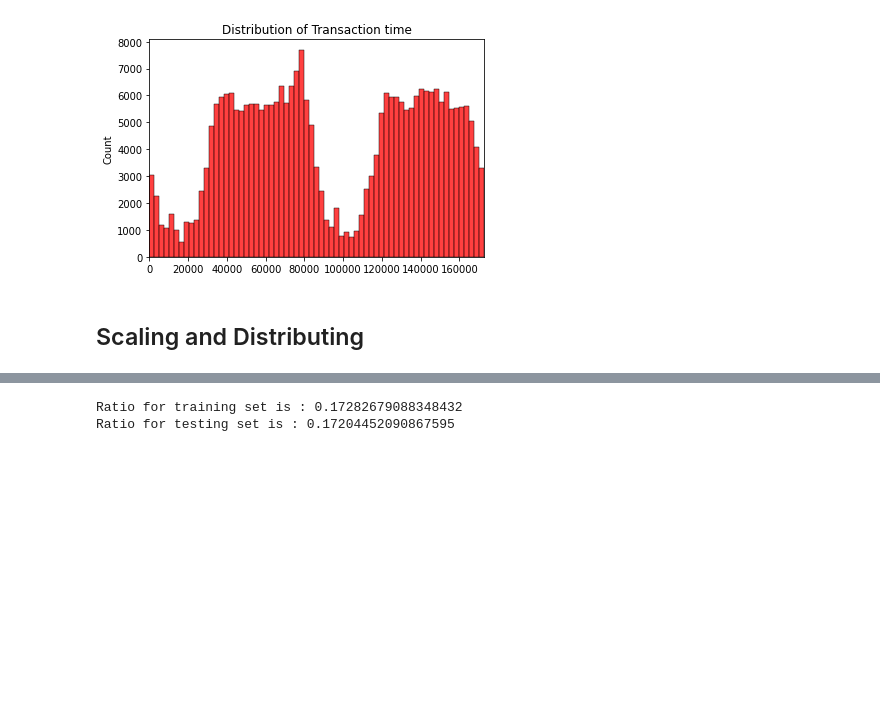
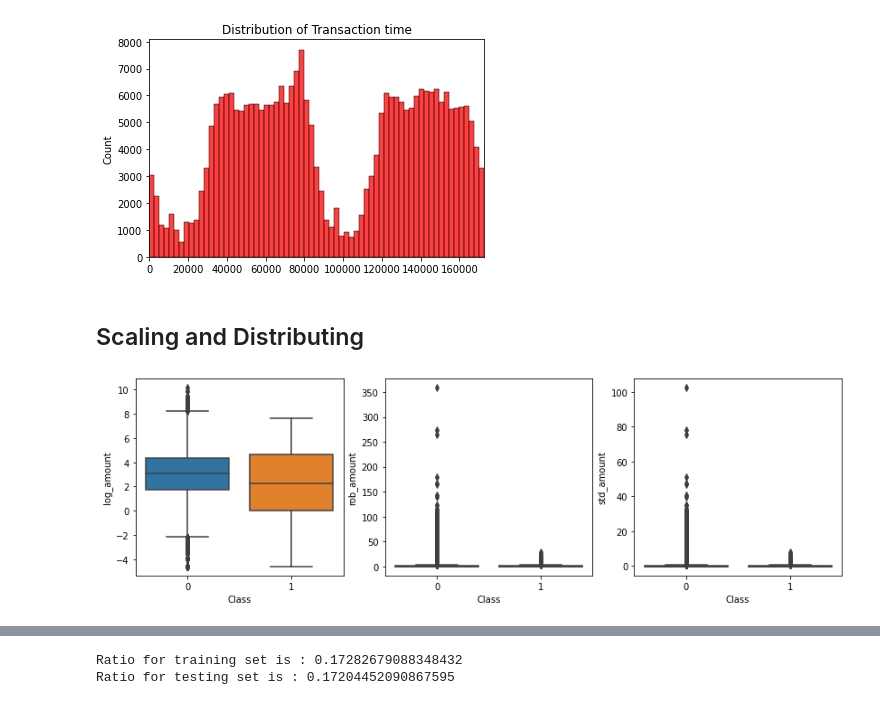
Before and after one commit to lakshay-middha/Credit_fraud_detection, a Jupyter notebook: Credit_Card_Fraud_Detection.ipynb, the cells around one changed output, grey strips where cells are left out. Cells and saved outputs as stored; diff of their text form; code cells hidden in the pictures; blank space fills up the shorter version.

```diff
--- a/Credit_Card_Fraud_Detection.ipynb
+++ b/Credit_Card_Fraud_Detection.ipynb
@@ -93 +98,10 @@ data['Time'] = scaler.fit_transform(data['Time'].values.reshape(-1,1))
+# %%
+fig, ax  = plt.subplots(1,3, figsize = (14,4))
+sns.boxplot(ax=ax[0], x = data['Class'] , y = data['log_amount'])
+sns.boxplot(ax=ax[1], x = data['Class'] , y = data['rob_amount'])
+sns.boxplot(ax=ax[2], x = data['Class'] , y = data['std_amount'])
+plt.show()
+# log scaler gives a decent distribution of amount and we will proceed further with this.
+# %% [output]
+[figure, added]
 # %%
```
Also changed, not shown: parts of 43 cells of this notebook.
